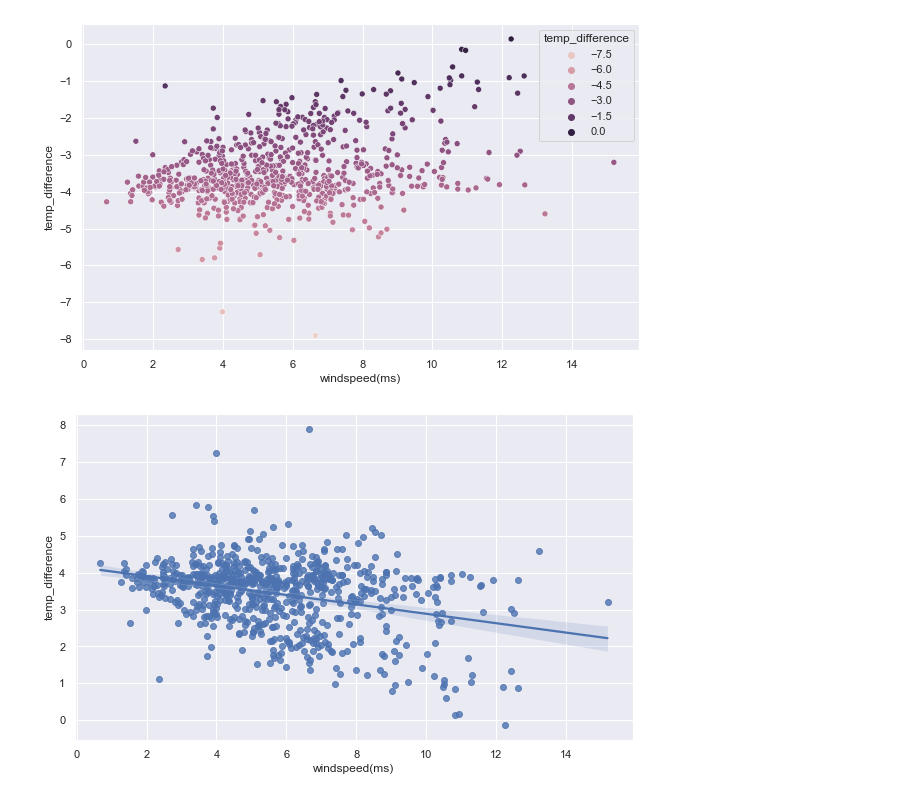
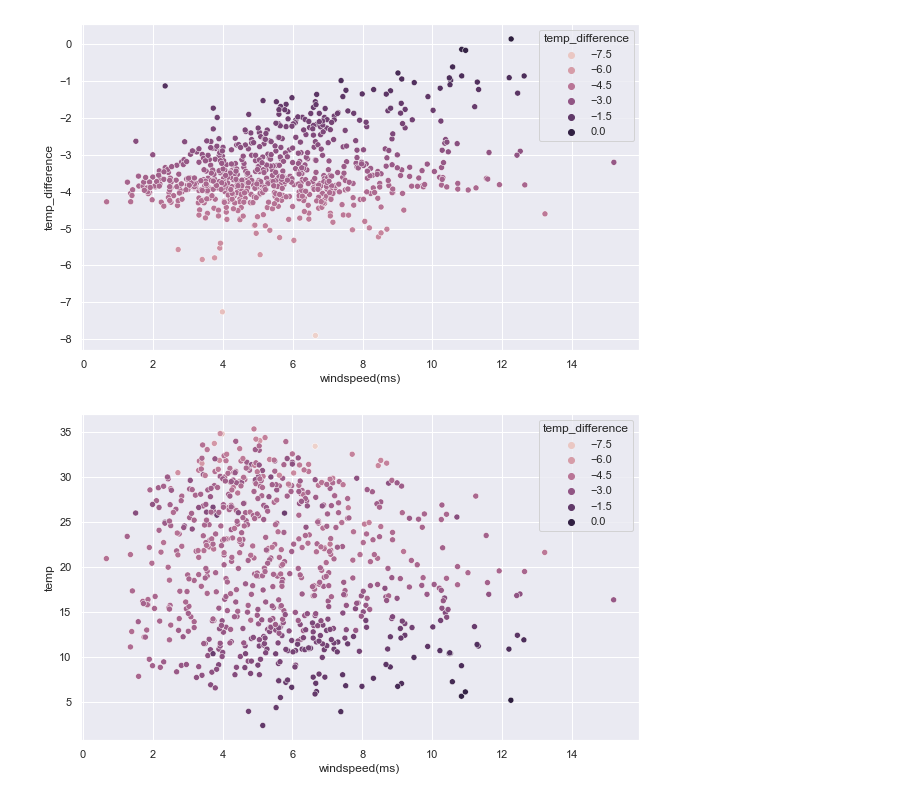
Before and after one commit to nikitavik/ml_adv_hw, a Jupyter notebook: 01_intro/05-hw-visualisation.ipynb, the cells around one changed output. Drawn from its saved outputs; the diff is of its cells as text; code cells hidden in the pictures.

```diff
--- a/01_intro/05-hw-visualisation.ipynb
+++ b/01_intro/05-hw-visualisation.ipynb
@@ -240,9 +240,8 @@ plt.show()
 # %% [output]
 [figure]
 # %%
-df["temp_difference"] = df["atemp"] - df["temp"]
 plt.figure(figsize=(10,6))
-sns.regplot(data=df, x="windspeed(ms)", y="temp_difference", scatter="temp_difference")
+sns.scatterplot(data=df, x="windspeed(ms)", y="temp", hue="temp_difference")
 plt.show()
 # %% [output]
-[figure, old version]
+[figure, new version]
```
Also changed, not shown: parts of 1 cell of this notebook, 1 other file.
